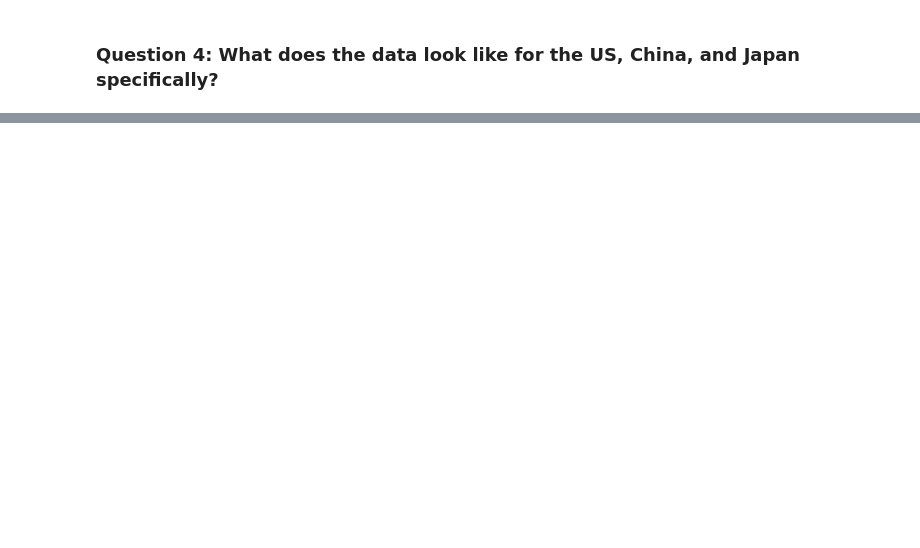
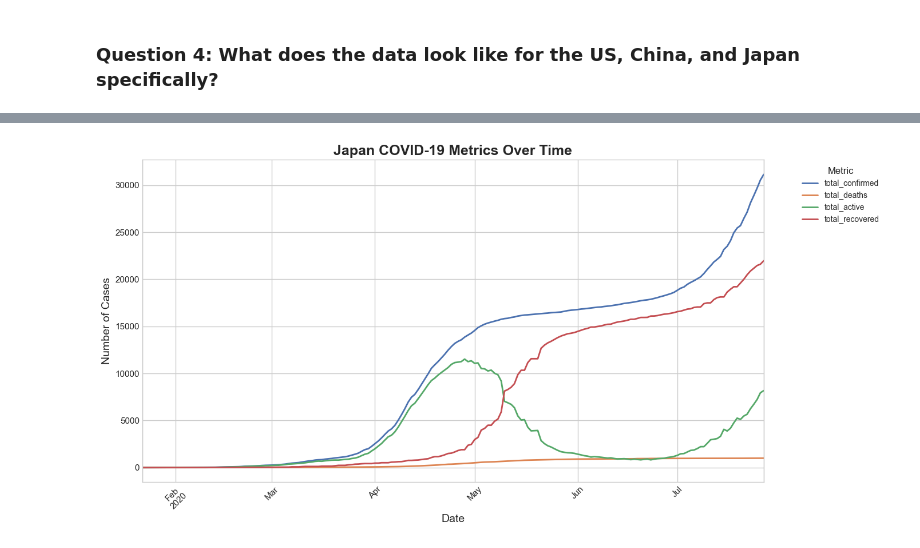
Before and after one commit to willrun808/Projects, a Jupyter notebook: COVID19.ipynb, the cells around one changed output, grey strips where cells are left out. Saved outputs shown, nothing was run; the diff lists cells and outputs as text; code cells hidden in the pictures; blank space fills up the shorter version.

```diff
--- a/COVID19.ipynb
+++ b/COVID19.ipynb
@@ -700,0 +744,25 @@ available technology, genetics, and local environment may all play factors in th
+# %%
+jp_query = """
+select
+  Date,
+  sum(Confirmed) as total_confirmed,
+  sum(Active) as total_active,
+  sum(Deaths) as total_deaths,
+  sum(Recovered) as total_recovered
+from covid
+where Country = 'Japan'
+group by Date
+order by Date;
+"""
+jp_df = pd.read_sql_query(jp_query, conn, parse_dates=["Date"]).sort_values("Date")
+jp_df = jp_df.set_index("Date")
+plt.figure(figsize=(14, 7))
+jp_df[["total_confirmed", "total_deaths", "total_active", "total_recovered"]].plot(ax=plt.gca(), linewidth=2)
+plt.title("Japan COVID-19 Metrics Over Time", fontsize=18, weight='bold')
+plt.xlabel("Date", fontsize=14)
+plt.ylabel("Number of Cases", fontsize=14)
+plt.xticks(rotation=45)
+plt.legend(title="Metric", bbox_to_anchor=(1.05, 1), fontsize=10)
+plt.tight_layout()
+# %% [output]
+[figure, added]
```
Also changed, not shown: parts of 14 cells of this notebook.
